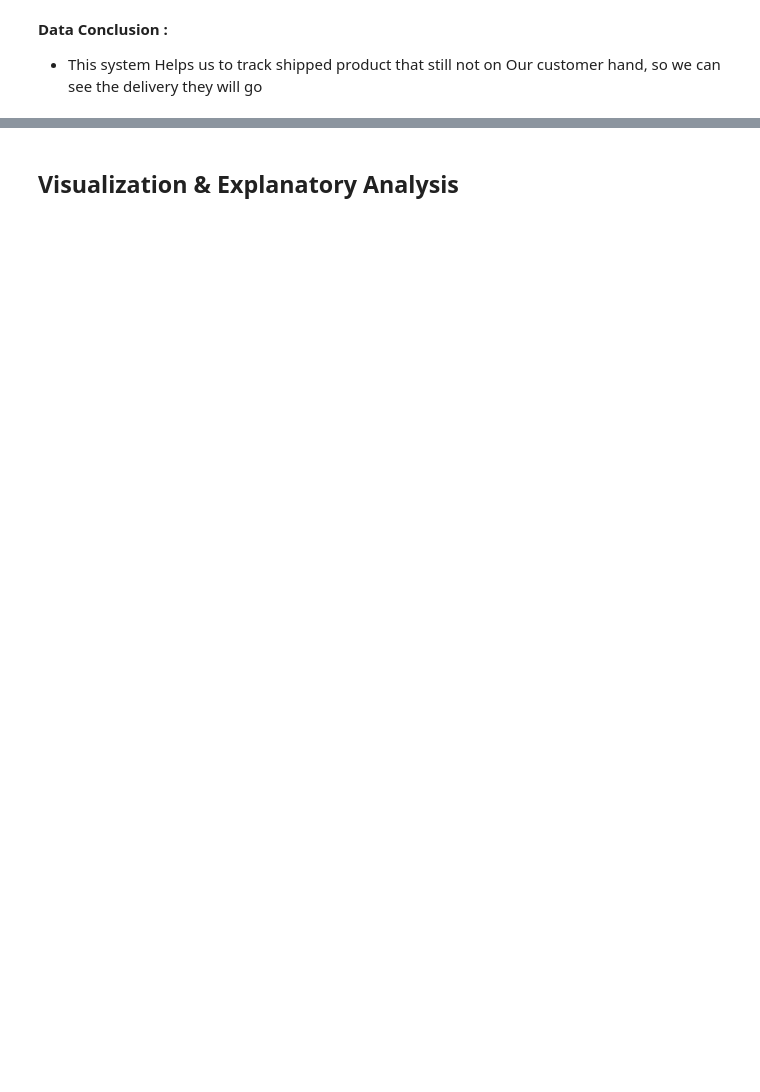
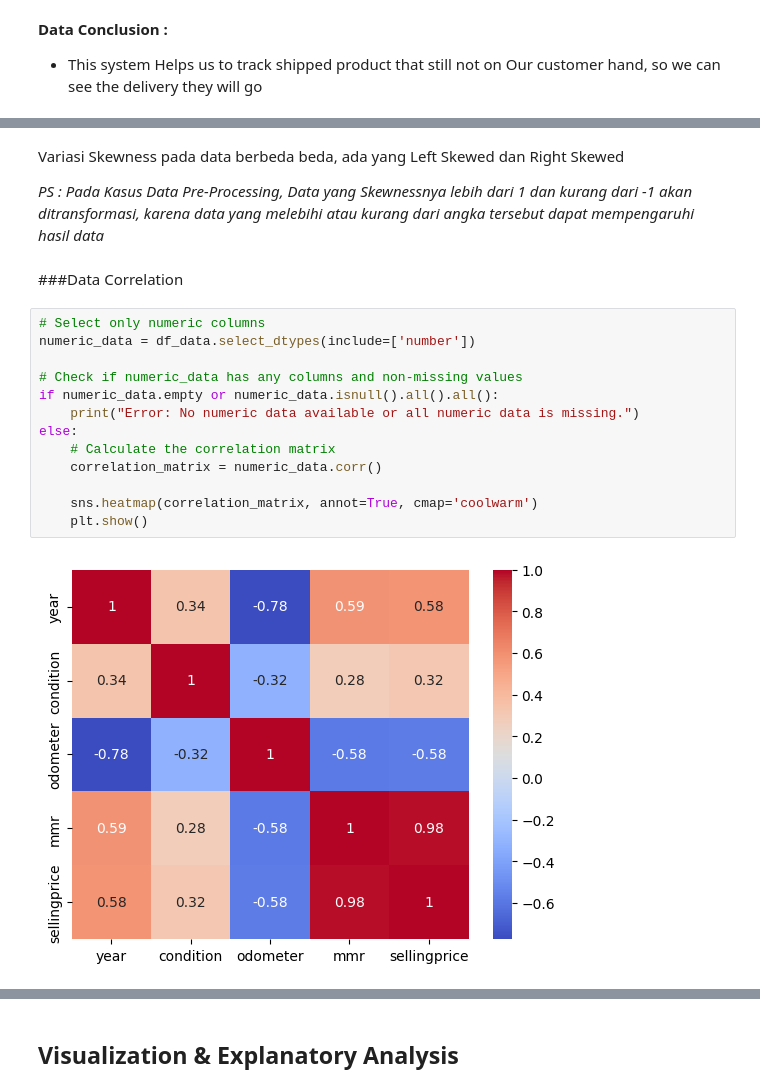
Before and after one commit to Bayhaqieee/GDG_ML_Learning, a Jupyter notebook: Hands_on_DataAnalysis_.ipynb, the cells around one changed output, grey strips where cells are left out. Saved outputs shown, nothing was run; the diff lists cells and outputs as text; blank space fills up the shorter version.

```diff
--- a/Hands_on_DataAnalysis_.ipynb
+++ b/Hands_on_DataAnalysis_.ipynb
@@ -2287,0 +2379,21 @@ sellers_df.describe(include="all")
+# %% [markdown]
+Variasi Skewness pada data berbeda beda, ada yang Left Skewed dan Right Skewed
+
+*PS : Pada Kasus Data Pre-Processing, Data yang Skewnessnya lebih dari 1 dan kurang dari -1 akan ditransformasi, karena data yang melebihi atau kurang dari angka tersebut dapat mempengaruhi hasil data*
+# %% [markdown]
+###Data Correlation
+# %%
+# Select only numeric columns
+numeric_data = df_data.select_dtypes(include=['number'])
+
+# Check if numeric_data has any columns and non-missing values
+if numeric_data.empty or numeric_data.isnull().all().all():
+    print("Error: No numeric data available or all numeric data is missing.")
+else:
+    # Calculate the correlation matrix
+    correlation_matrix = numeric_data.corr()
+
+    sns.heatmap(correlation_matrix, annot=True, cmap='coolwarm')
+    plt.show()
+# %% [output]
+[figure, added]
```
Also changed, not shown: parts of 35 cells of this notebook.
